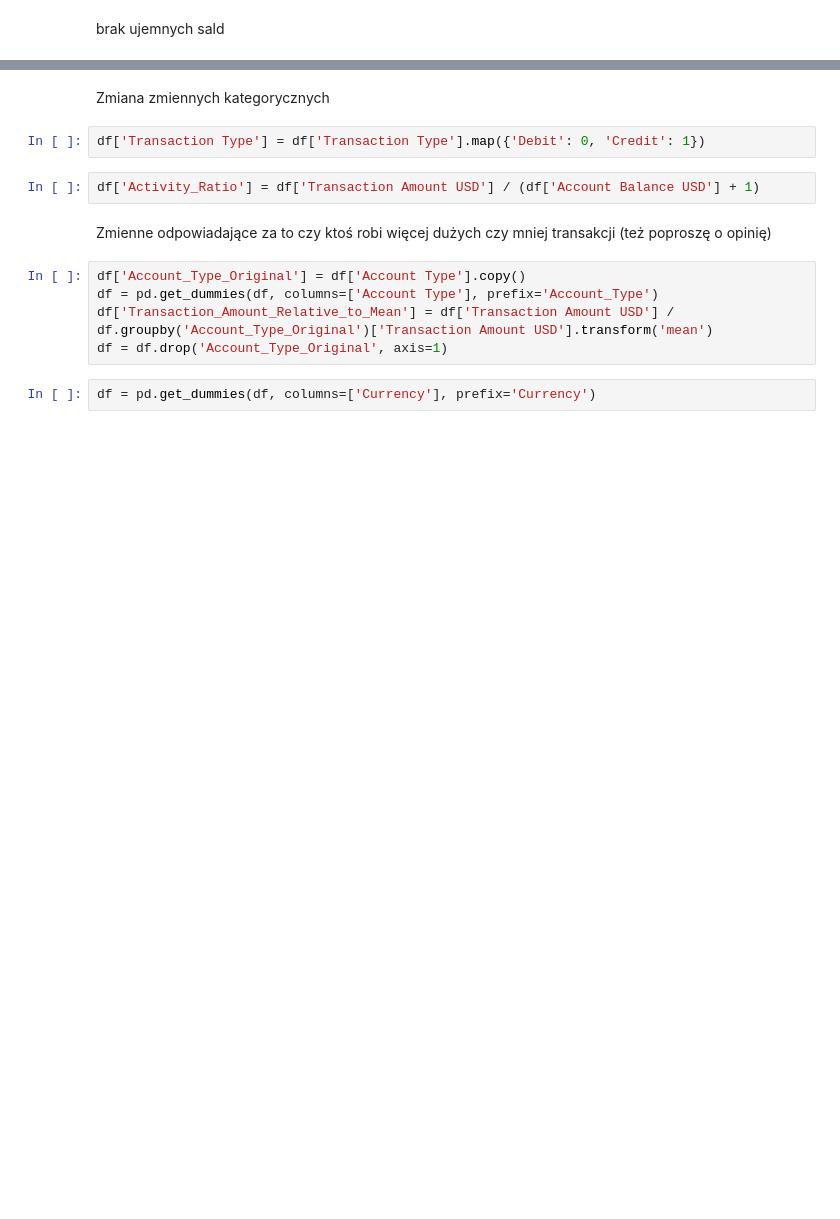
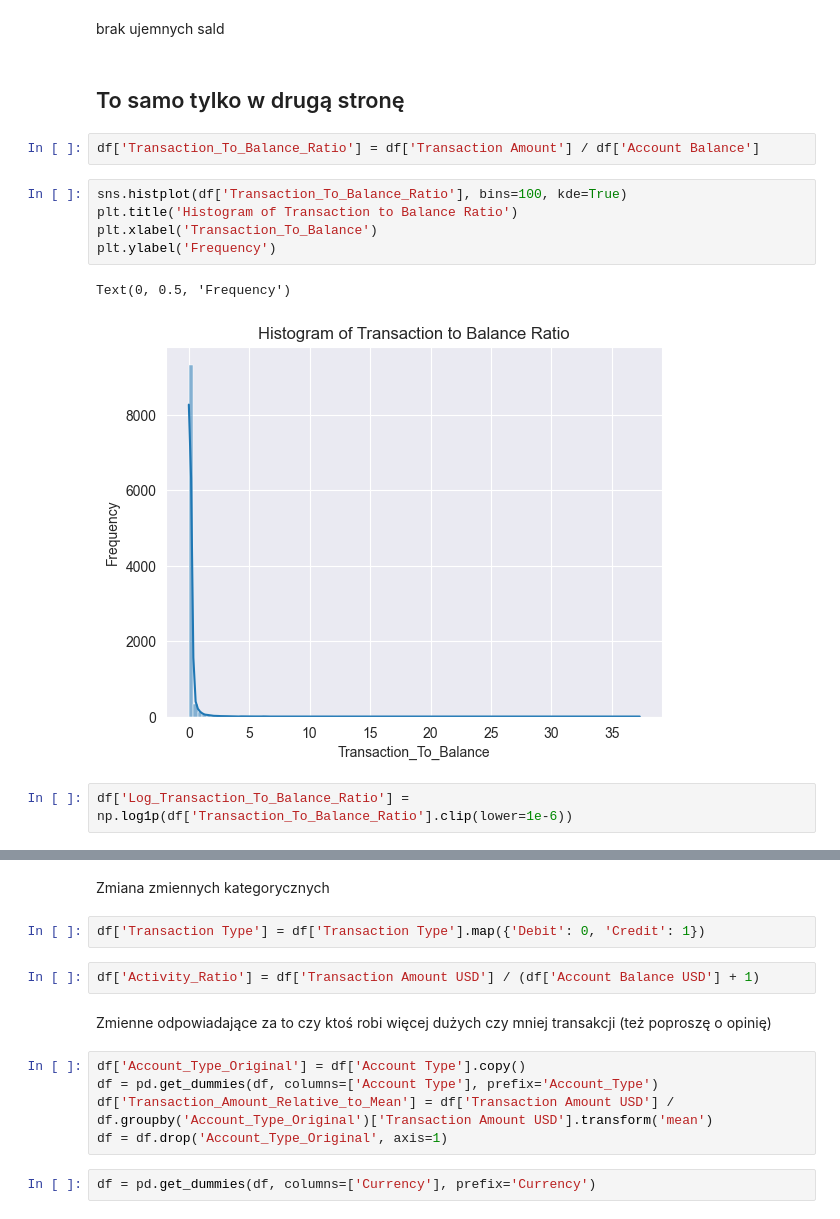
Before and after one commit to wiktoriakawa/IntroductionToMachineLearning-Project2, a Jupyter notebook: budowa_krok_1i2_3.ipynb, the cells around one changed output, grey strips where cells are left out. Cells and saved outputs as stored; diff of their text form; blank space fills up the shorter version.

```diff
--- a/budowa_krok_1i2_3.ipynb
+++ b/budowa_krok_1i2_3.ipynb
@@ -380,2 +383,16 @@ print(df[df['Transaction Amount USD'] <= 0].shape)
 # %% [markdown]
 brak ujemnych sald
+# %% [markdown]
+## To samo tylko w drugą stronę
+# %%
+df['Transaction_To_Balance_Ratio'] = df['Transaction Amount'] / df['Account Balance']
+# %%
+sns.histplot(df['Transaction_To_Balance_Ratio'], bins=100, kde=True)
+plt.title('Histogram of Transaction to Balance Ratio')
+plt.xlabel('Transaction_To_Balance')
+plt.ylabel('Frequency')
+# %% [output]
+Text(0, 0.5, 'Frequency')
+[figure, added]
+# %%
+df['Log_Transaction_To_Balance_Ratio'] = np.log1p(df['Transaction_To_Balance_Ratio'].clip(lower=1e-6))
```
Also changed, not shown: parts of 50 cells of this notebook, 1 other file.
